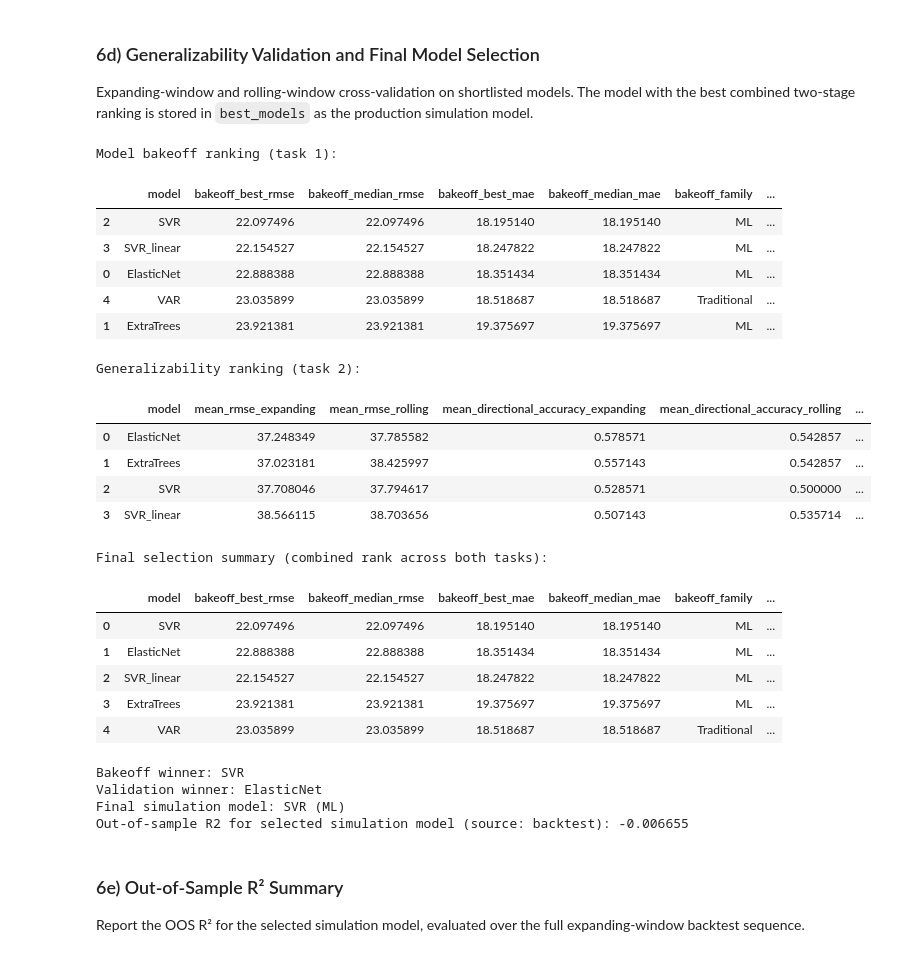
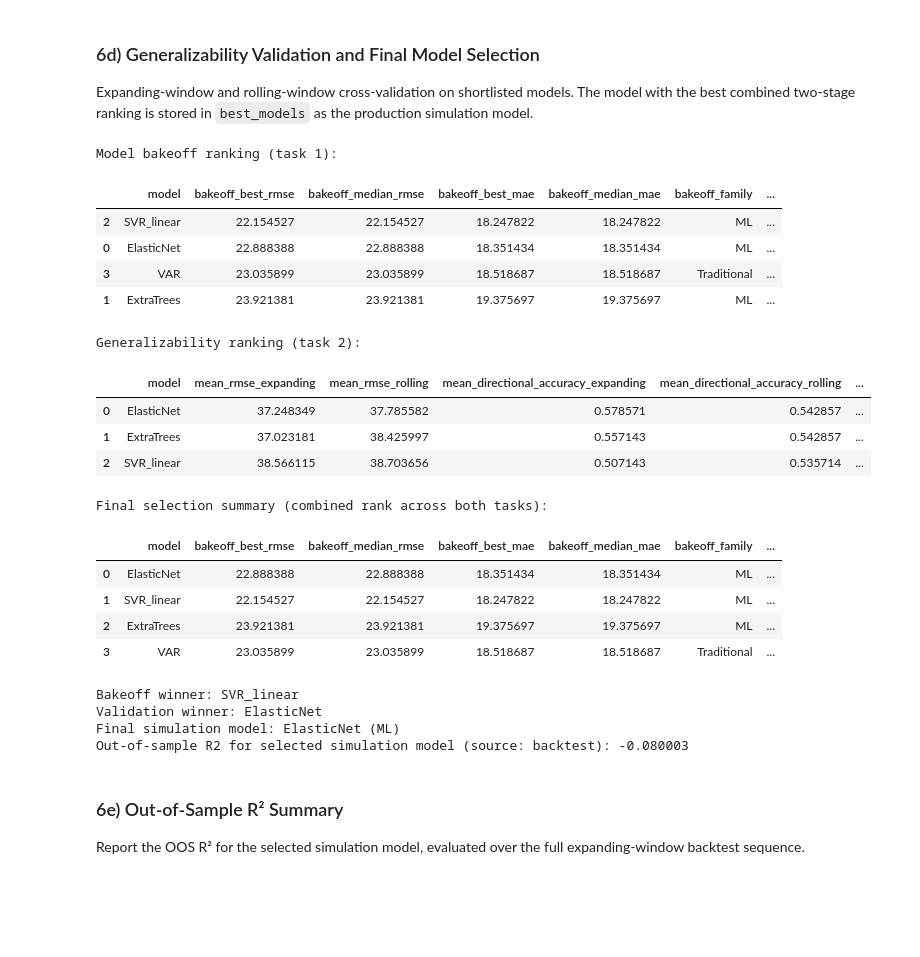
Before and after one commit to seconlon99/Prediction-Markets-Quant-Hedging, a Jupyter notebook: Energy_Lower_Freq_Nuclear.ipynb, the cells around one changed output. Saved outputs shown, nothing was run; the diff lists cells and outputs as text; code cells hidden in the pictures; blank space fills up the shorter version.

```diff
--- a/Energy_Lower_Freq_Nuclear.ipynb
+++ b/Energy_Lower_Freq_Nuclear.ipynb
@@ -3132,8 +3129,6 @@ def make_estimator(name):
         return ExtraTreesRegressor(n_estimators=400, min_samples_leaf=2, random_state=42)
     if name == "SVR_linear":
         return Pipeline([("scale", StandardScaler()), ("svr", SVR(C=5.0, epsilon=0.1, kernel="linear", gamma="scale"))])
-    if name == "SVR":
-        return Pipeline([("scale", StandardScaler()), ("svr", SVR(C=1.0, epsilon=0.1, gamma="scale"))])
     raise ValueError(f"Unknown model: {name}")
 
 
@@ -3141,7 +3136,6 @@ candidate_models = {
     "ElasticNet": make_estimator("ElasticNet"),
     "ExtraTrees": make_estimator("ExtraTrees"),
     "SVR_linear": make_estimator("SVR_linear"),
-    "SVR": make_estimator("SVR"),
 }
 
 rows = []
@@ -3253,44 +3247,41 @@ selected_model_family = best_final_family
 selected_model_source = best_models["final_model_selection_source"]
 best_models["bakeoff_summary"] = bakeoff_summary.copy()
 best_models["generalization_summary"] = generalization_summary.copy()
 best_models["selection_summary"] = selection_summary.copy()
 best_models["selected_model_oos_r2_backtest"] = selected_oos_r2
 
 print("Model bakeoff ranking (task 1):")
 display(bakeoff_summary.sort_values(["bakeoff_rank", "bakeoff_best_rmse"]))
 
 print("Generalizability ranking (task 2):")
 display(generalization_summary)
 
 print("Final selection summary (combined rank across both tasks):")
 display(selection_summary)
 
 print(f"Bakeoff winner: {best_bakeoff_model}")
 print(f"Validation winner: {best_validation_model}")
 print(f"Final simulation model: {best_final_model} ({best_final_family})")
 print(f"Out-of-sample R2 for selected simulation model (source: backtest): {selected_oos_r2:.6f}")
 # %% [output]
 Model bakeoff ranking (task 1):
 |  | model | bakeoff_best_rmse | bakeoff_median_rmse | bakeoff_best_mae | bakeoff_median_mae | bakeoff_family | ... |
-| 2 | SVR | 22.097496 | 22.097496 | 18.195140 | 18.195140 | ML | ... |
-| 3 | SVR_linear | 22.154527 | 22.154527 | 18.247822 | 18.247822 | ML | ... |
+| 2 | SVR_linear | 22.154527 | 22.154527 | 18.247822 | 18.247822 | ML | ... |
 | 0 | ElasticNet | 22.888388 | 22.888388 | 18.351434 | 18.351434 | ML | ... |
-| 4 | VAR | 23.035899 | 23.035899 | 18.518687 | 18.518687 | Traditional | ... |
+| 3 | VAR | 23.035899 | 23.035899 | 18.518687 | 18.518687 | Traditional | ... |
 | 1 | ExtraTrees | 23.921381 | 23.921381 | 19.375697 | 19.375697 | ML | ... |
 Generalizability ranking (task 2):
 |  | model | mean_rmse_expanding | mean_rmse_rolling | mean_directional_accuracy_expanding | mean_directional_accuracy_rolling | ... |
 | 0 | ElasticNet | 37.248349 | 37.785582 | 0.578571 | 0.542857 | ... |
 | 1 | ExtraTrees | 37.023181 | 38.425997 | 0.557143 | 0.542857 | ... |
-| 2 | SVR | 37.708046 | 37.794617 | 0.528571 | 0.500000 | ... |
-| 3 | SVR_linear | 38.566115 | 38.703656 | 0.507143 | 0.535714 | ... |
+| 2 | SVR_linear | 38.566115 | 38.703656 | 0.507143 | 0.535714 | ... |
 Final selection summary (combined rank across both tasks):
 |  | model | bakeoff_best_rmse | bakeoff_median_rmse | bakeoff_best_mae | bakeoff_median_mae | bakeoff_family | ... |
-| 0 | SVR | 22.097496 | 22.097496 | 18.195140 | 18.195140 | ML | ... |
-| 1 | ElasticNet | 22.888388 | 22.888388 | 18.351434 | 18.351434 | ML | ... |
-| 2 | SVR_linear | 22.154527 | 22.154527 | 18.247822 | 18.247822 | ML | ... |
-| 3 | ExtraTrees | 23.921381 | 23.921381 | 19.375697 | 19.375697 | ML | ... |
-| 4 | VAR | 23.035899 | 23.035899 | 18.518687 | 18.518687 | Traditional | ... |
+| 0 | ElasticNet | 22.888388 | 22.888388 | 18.351434 | 18.351434 | ML | ... |
+| 1 | SVR_linear | 22.154527 | 22.154527 | 18.247822 | 18.247822 | ML | ... |
+| 2 | ExtraTrees | 23.921381 | 23.921381 | 19.375697 | 19.375697 | ML | ... |
+| 3 | VAR | 23.035899 | 23.035899 | 18.518687 | 18.518687 | Traditional | ... |
-Bakeoff winner: SVR
+Bakeoff winner: SVR_linear
 Validation winner: ElasticNet
-Final simulation model: SVR (ML)
-Out-of-sample R2 for selected simulation model (source: backtest): -0.006655
+Final simulation model: ElasticNet (ML)
+Out-of-sample R2 for selected simulation model (source: backtest): -0.080003
```
Also changed, not shown: parts of 13 cells of this notebook.
